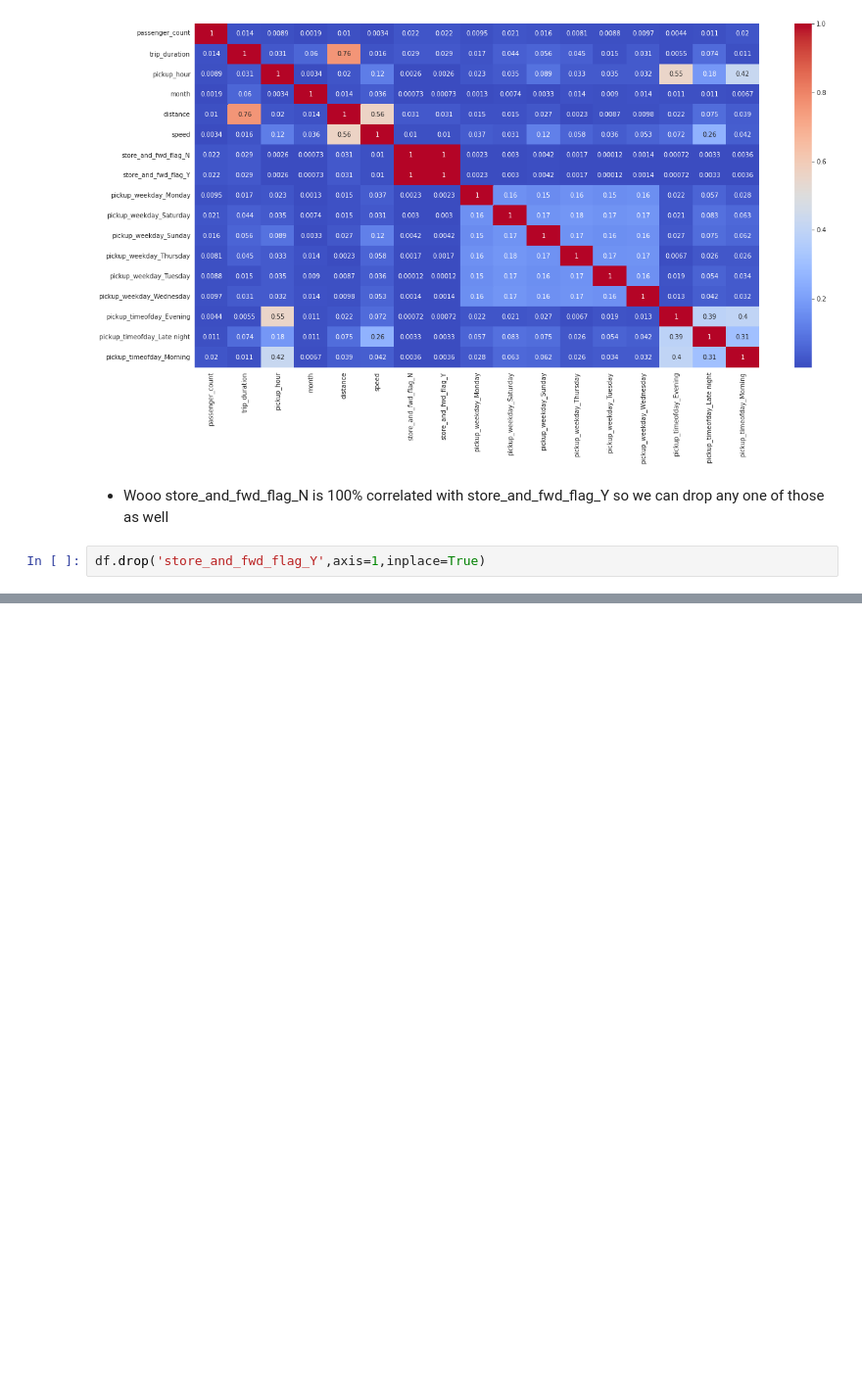
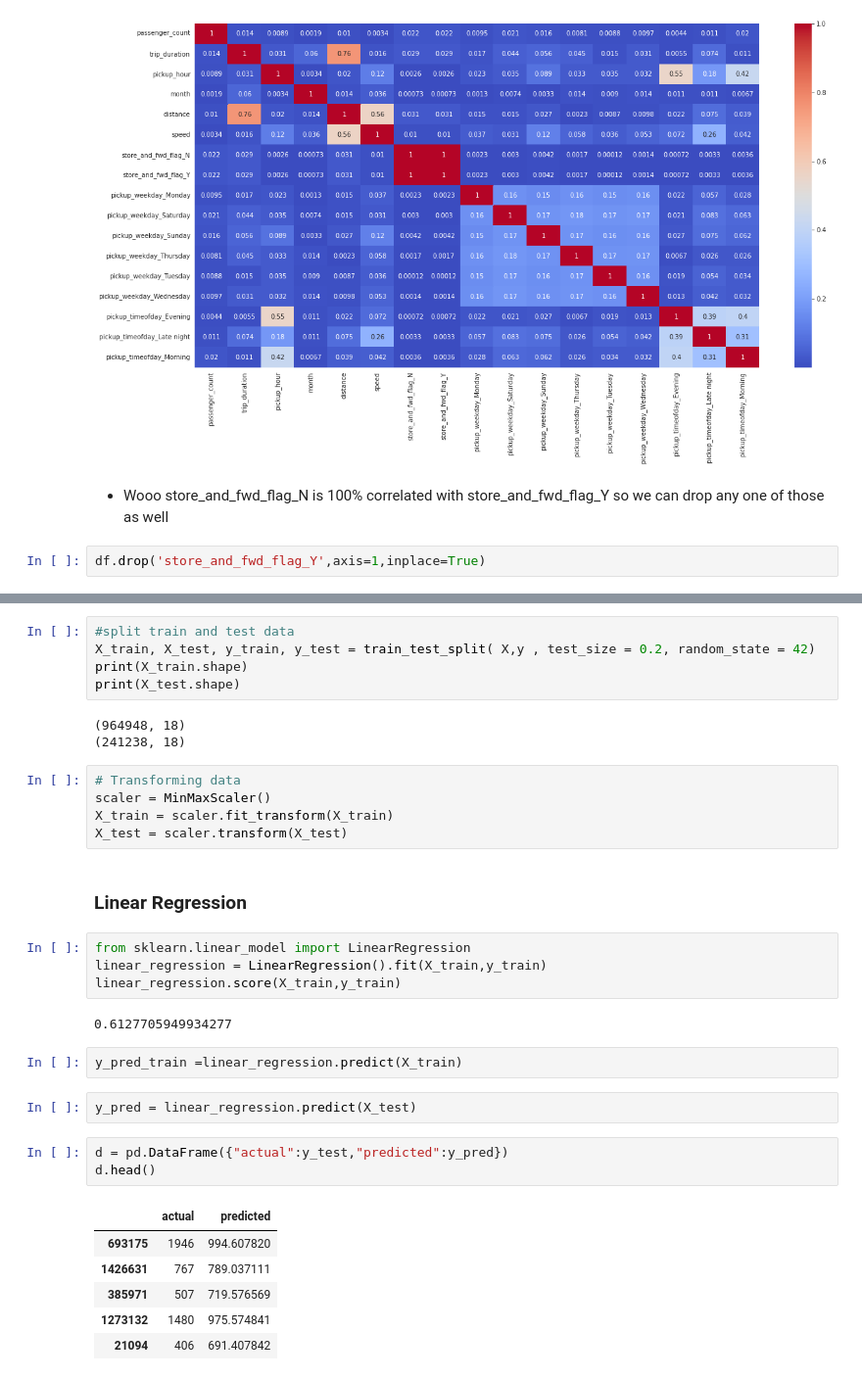
Before and after one commit to B-Murali-Krishna/NYC_Taxi_Trip_Time_Prediction--Capstone_Project, a Jupyter notebook: NYC_Taxi_Trip_Time_Prediction.ipynb, the cells around one changed output, grey strips where cells are left out. Shown at 98% size. Saved outputs shown, nothing was run; the diff lists cells and outputs as text; blank space fills up the shorter version.

```diff
--- a/NYC_Taxi_Trip_Time_Prediction.ipynb
+++ b/NYC_Taxi_Trip_Time_Prediction.ipynb
@@ -788,0 +877,35 @@ Now we have total 16 features and 1458643 records
+# %%
+#split train and test data
+X_train, X_test, y_train, y_test = train_test_split( X,y , test_size = 0.2, random_state = 42)
+print(X_train.shape)
+print(X_test.shape)
+# %% [output]
+(964948, 18)
+(241238, 18)
+# %%
+# Transforming data
+scaler = MinMaxScaler()
+X_train = scaler.fit_transform(X_train)
+X_test = scaler.transform(X_test)
+# %% [markdown]
+### Linear Regression
+# %%
+from sklearn.linear_model import LinearRegression
+linear_regression = LinearRegression().fit(X_train,y_train)
+linear_regression.score(X_train,y_train)
+# %% [output]
+0.6127705949934277
+# %%
+y_pred_train =linear_regression.predict(X_train)
+# %%
+y_pred = linear_regression.predict(X_test)
+# %%
+d = pd.DataFrame({"actual":y_test,"predicted":y_pred})
+d.head()
+# %% [output]
+|  | actual | predicted |
+| 693175 | 1946 | 994.607820 |
+| 1426631 | 767 | 789.037111 |
+| 385971 | 507 | 719.576569 |
+| 1273132 | 1480 | 975.574841 |
+| 21094 | 406 | 691.407842 |
```
Also changed, not shown: parts of 54 cells of this notebook.
